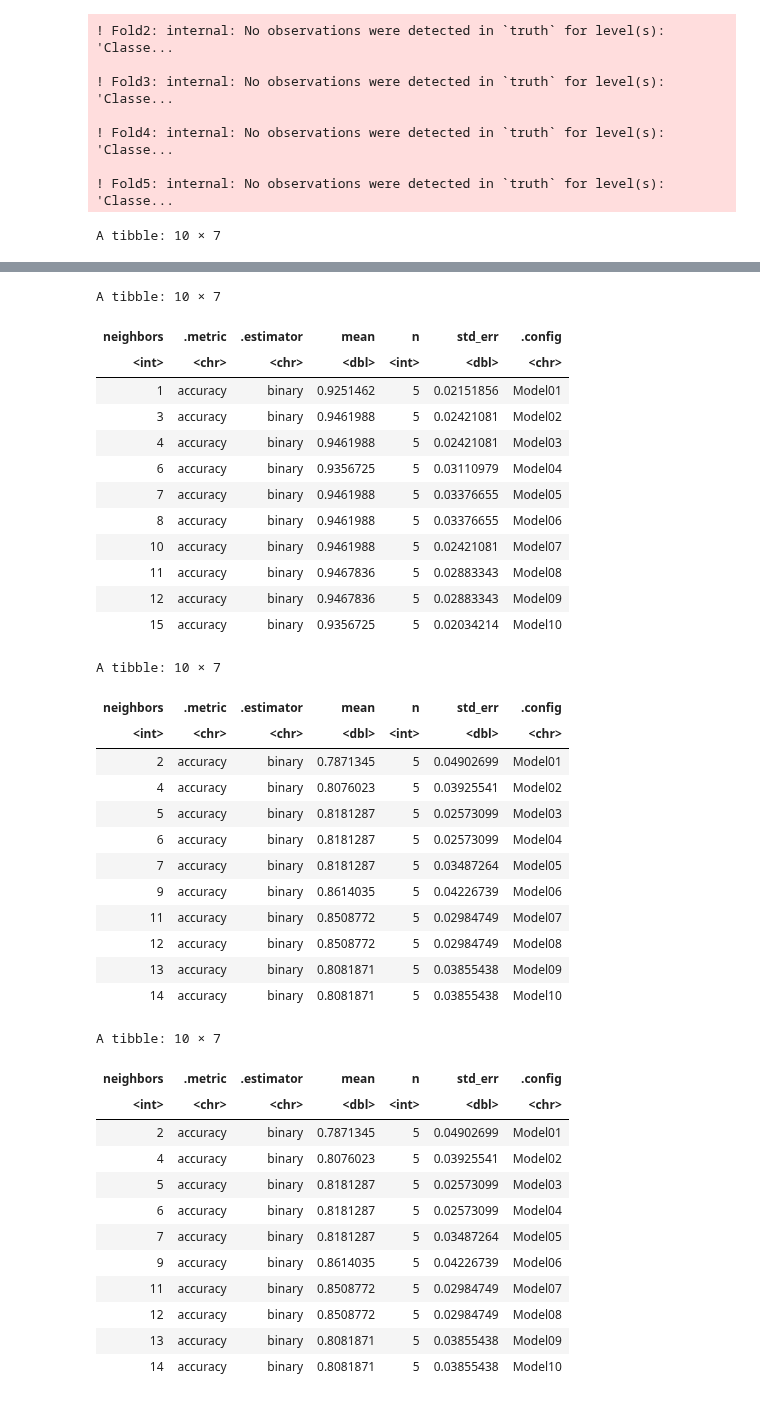
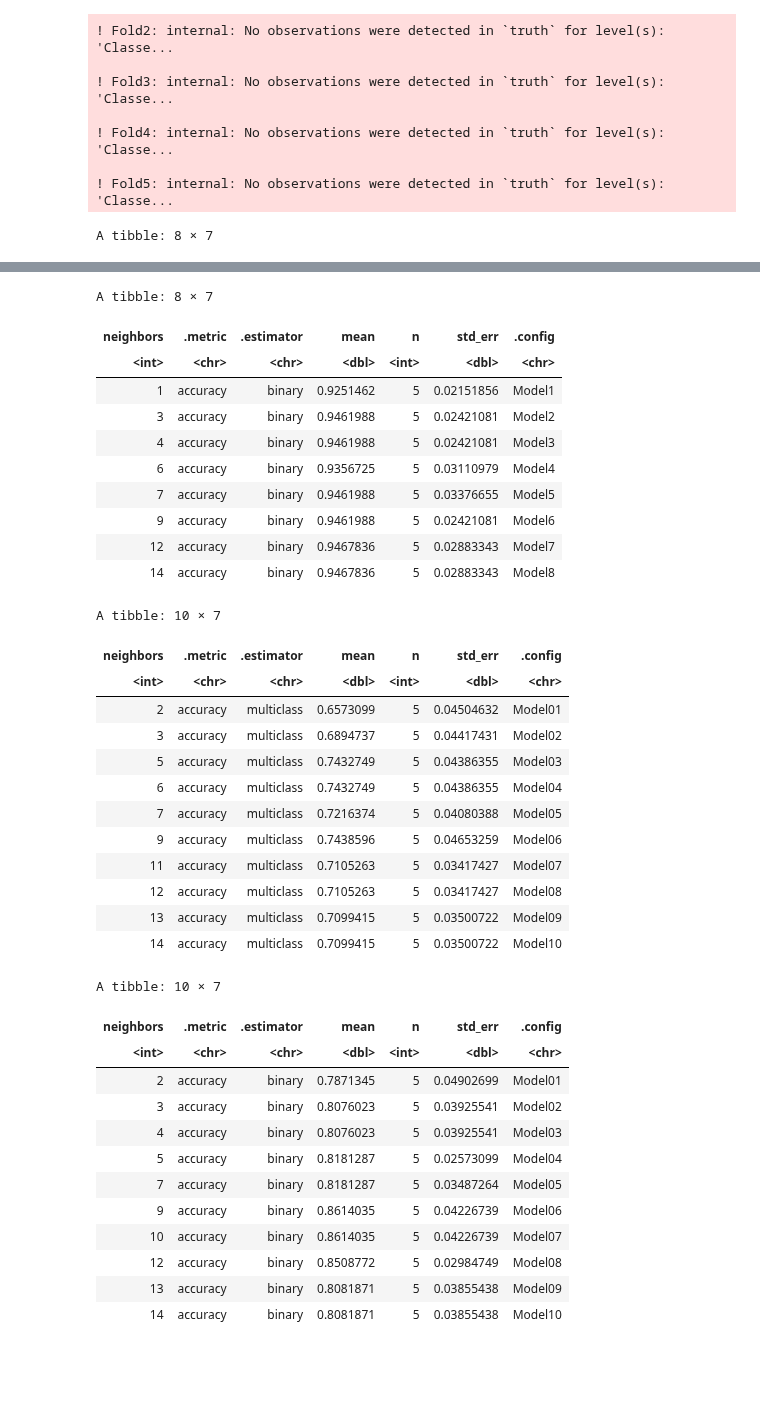
Before and after one commit to zjr-mds/Forest-Fire-Prediction, a Jupyter notebook: Proposal_Group2.ipynb, the cells around one changed output, grey strips where cells are left out. Saved outputs shown, nothing was run; the diff lists cells and outputs as text; code cells hidden in the pictures; blank space fills up the shorter version.

```diff
--- a/Proposal_Group2.ipynb
+++ b/Proposal_Group2.ipynb
@@ -272,7 +272,7 @@ knn_results_B_2 <- workflow() %>%
     tune_grid(resamples = B_vfold_1, grid= 10)%>%
     collect_metrics()
 
-knn_results_B_2 <- workflow() %>%
+knn_results_S_2 <- workflow() %>%
     add_recipe(S_fires_recipe_2)%>%
     add_model(knn_spec)%>%
     tune_grid(resamples = S_vfold_1, grid= 10)%>%
@@ -312,7 +312,7 @@ accuracies_B_2 <-knn_results_B_2 %>%
 accuracies_B_2
 
 
-accuracies_S_2 <- knn_results_B_2 %>%
+accuracies_S_2 <- knn_results_S_2 %>%
                 filter(.metric == 'accuracy')
 accuracies_S_2
 
@@ -332,6 +332,6 @@ S_forest_fire <- ggplot(accuracies_S_1, aes(x = neighbors , y = mean))+
     theme(element_text(size = 20))
 S_forest_fire
 # %% [output]
-A tibble: 10 × 7
+A tibble: 8 × 7
 | neighbors | .metric | .estimator | mean | n | std_err | .config |
 | <int> | <chr> | <chr> | <dbl> | <int> | <dbl> | <chr> |
@@ -348,39 +346,37 @@ A tibble: 10 × 7
-A tibble: 10 × 7
+A tibble: 8 × 7
 | neighbors | .metric | .estimator | mean | n | std_err | .config |
 | <int> | <chr> | <chr> | <dbl> | <int> | <dbl> | <chr> |
-| 1 | accuracy | binary | 0.9251462 | 5 | 0.02151856 | Model01 |
-| 3 | accuracy | binary | 0.9461988 | 5 | 0.02421081 | Model02 |
-| 4 | accuracy | binary | 0.9461988 | 5 | 0.02421081 | Model03 |
-| 6 | accuracy | binary | 0.9356725 | 5 | 0.03110979 | Model04 |
-| 7 | accuracy | binary | 0.9461988 | 5 | 0.03376655 | Model05 |
-| 8 | accuracy | binary | 0.9461988 | 5 | 0.03376655 | Model06 |
-| 10 | accuracy | binary | 0.9461988 | 5 | 0.02421081 | Model07 |
-| 11 | accuracy | binary | 0.9467836 | 5 | 0.02883343 | Model08 |
-| 12 | accuracy | binary | 0.9467836 | 5 | 0.02883343 | Model09 |
-| 15 | accuracy | binary | 0.9356725 | 5 | 0.02034214 | Model10 |
+| 1 | accuracy | binary | 0.9251462 | 5 | 0.02151856 | Model1 |
+| 3 | accuracy | binary | 0.9461988 | 5 | 0.02421081 | Model2 |
+| 4 | accuracy | binary | 0.9461988 | 5 | 0.02421081 | Model3 |
+| 6 | accuracy | binary | 0.9356725 | 5 | 0.03110979 | Model4 |
+| 7 | accuracy | binary | 0.9461988 | 5 | 0.03376655 | Model5 |
+| 9 | accuracy | binary | 0.9461988 | 5 | 0.02421081 | Model6 |
+| 12 | accuracy | binary | 0.9467836 | 5 | 0.02883343 | Model7 |
+| 14 | accuracy | binary | 0.9467836 | 5 | 0.02883343 | Model8 |
 A tibble: 10 × 7
 | neighbors | .metric | .estimator | mean | n | std_err | .config |
 | <int> | <chr> | <chr> | <dbl> | <int> | <dbl> | <chr> |
-| 2 | accuracy | binary | 0.7871345 | 5 | 0.04902699 | Model01 |
-| 4 | accuracy | binary | 0.8076023 | 5 | 0.03925541 | Model02 |
-| 5 | accuracy | binary | 0.8181287 | 5 | 0.02573099 | Model03 |
-| 6 | accuracy | binary | 0.8181287 | 5 | 0.02573099 | Model04 |
-| 7 | accuracy | binary | 0.8181287 | 5 | 0.03487264 | Model05 |
-| 9 | accuracy | binary | 0.8614035 | 5 | 0.04226739 | Model06 |
-| 11 | accuracy | binary | 0.8508772 | 5 | 0.02984749 | Model07 |
-| 12 | accuracy | binary | 0.8508772 | 5 | 0.02984749 | Model08 |
-| 13 | accuracy | binary | 0.8081871 | 5 | 0.03855438 | Model09 |
-| 14 | accuracy | binary | 0.8081871 | 5 | 0.03855438 | Model10 |
+| 2 | accuracy | multiclass | 0.6573099 | 5 | 0.04504632 | Model01 |
+| 3 | accuracy | multiclass | 0.6894737 | 5 | 0.04417431 | Model02 |
+| 5 | accuracy | multiclass | 0.7432749 | 5 | 0.04386355 | Model03 |
+| 6 | accuracy | multiclass | 0.7432749 | 5 | 0.04386355 | Model04 |
+| 7 | accuracy | multiclass | 0.7216374 | 5 | 0.04080388 | Model05 |
+| 9 | accuracy | multiclass | 0.7438596 | 5 | 0.04653259 | Model06 |
+| 11 | accuracy | multiclass | 0.7105263 | 5 | 0.03417427 | Model07 |
+| 12 | accuracy | multiclass | 0.7105263 | 5 | 0.03417427 | Model08 |
+| 13 | accuracy | multiclass | 0.7099415 | 5 | 0.03500722 | Model09 |
+| 14 | accuracy | multiclass | 0.7099415 | 5 | 0.03500722 | Model10 |
 A tibble: 10 × 7
 | neighbors | .metric | .estimator | mean | n | std_err | .config |
 | <int> | <chr> | <chr> | <dbl> | <int> | <dbl> | <chr> |
 | 2 | accuracy | binary | 0.7871345 | 5 | 0.04902699 | Model01 |
-| 4 | accuracy | binary | 0.8076023 | 5 | 0.03925541 | Model02 |
-| 5 | accuracy | binary | 0.8181287 | 5 | 0.02573099 | Model03 |
-| 6 | accuracy | binary | 0.8181287 | 5 | 0.02573099 | Model04 |
+| 3 | accuracy | binary | 0.8076023 | 5 | 0.03925541 | Model02 |
+| 4 | accuracy | binary | 0.8076023 | 5 | 0.03925541 | Model03 |
+| 5 | accuracy | binary | 0.8181287 | 5 | 0.02573099 | Model04 |
 | 7 | accuracy | binary | 0.8181287 | 5 | 0.03487264 | Model05 |
 | 9 | accuracy | binary | 0.8614035 | 5 | 0.04226739 | Model06 |
-| 11 | accuracy | binary | 0.8508772 | 5 | 0.02984749 | Model07 |
+| 10 | accuracy | binary | 0.8614035 | 5 | 0.04226739 | Model07 |
 | 12 | accuracy | binary | 0.8508772 | 5 | 0.02984749 | Model08 |
 | 13 | accuracy | binary | 0.8081871 | 5 | 0.03855438 | Model09 |
 | 14 | accuracy | binary | 0.8081871 | 5 | 0.03855438 | Model10 |
```
Also changed, not shown: parts of 1 cell of this notebook.
